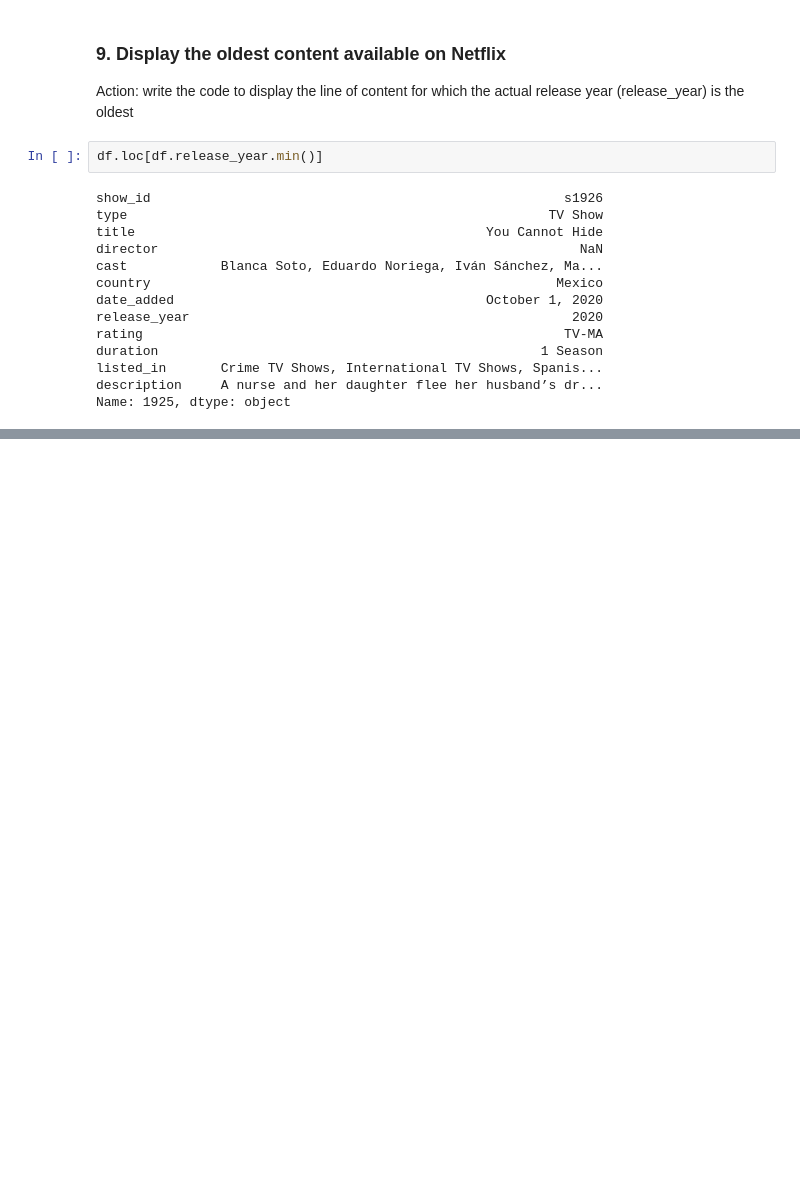
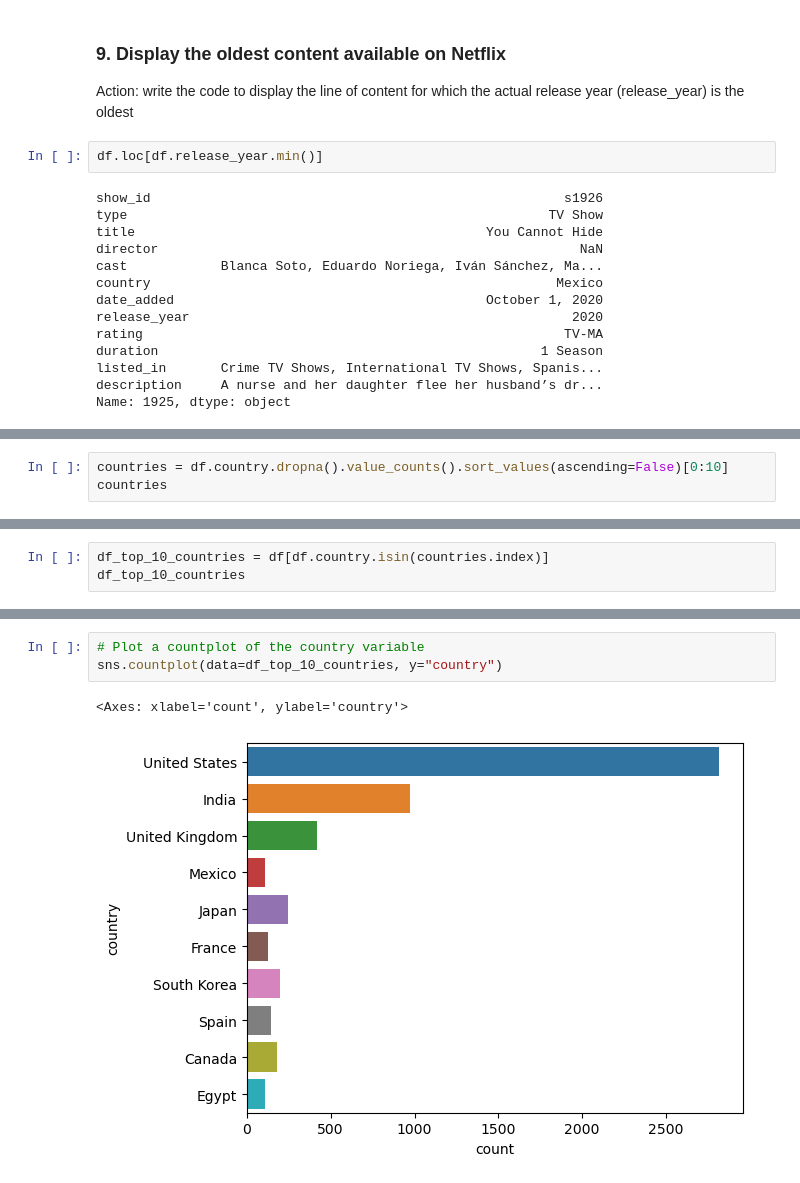
Before and after one commit to BranisGh/Data-Science-Projects, a Jupyter notebook: netflix_titles.ipynb, the cells around one changed output, grey strips where cells are left out. Saved outputs shown, nothing was run; the diff lists cells and outputs as text; blank space fills up the shorter version.

```diff
--- a/netflix_titles.ipynb
+++ b/netflix_titles.ipynb
@@ -228,0 +290,3 @@ TypeError: sort_values() got an unexpected keyword argument 'revers'
+# %%
+countries = df.country.dropna().value_counts().sort_values(ascending=False)[0:10]
+countries
@@ -228,0 +305,3 @@ TypeError: sort_values() got an unexpected keyword argument 'revers'
+# %%
+df_top_10_countries = df[df.country.isin(countries.index)]
+df_top_10_countries
@@ -228,0 +322,6 @@ TypeError: sort_values() got an unexpected keyword argument 'revers'
+# %%
+# Plot a countplot of the country variable
+sns.countplot(data=df_top_10_countries, y="country")
+# %% [output]
+<Axes: xlabel='count', ylabel='country'>
+[figure, added]
```
Also changed, not shown: parts of 27 cells of this notebook.
